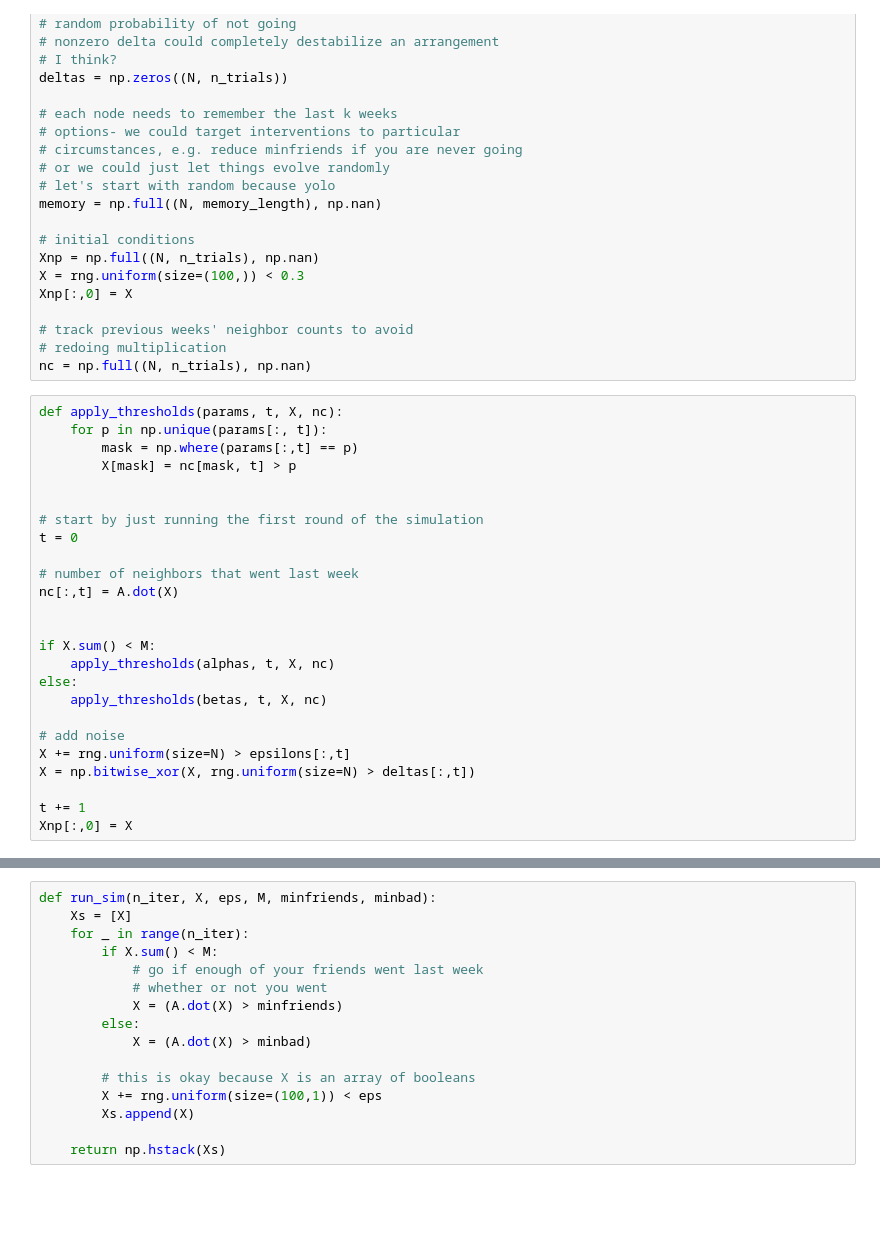
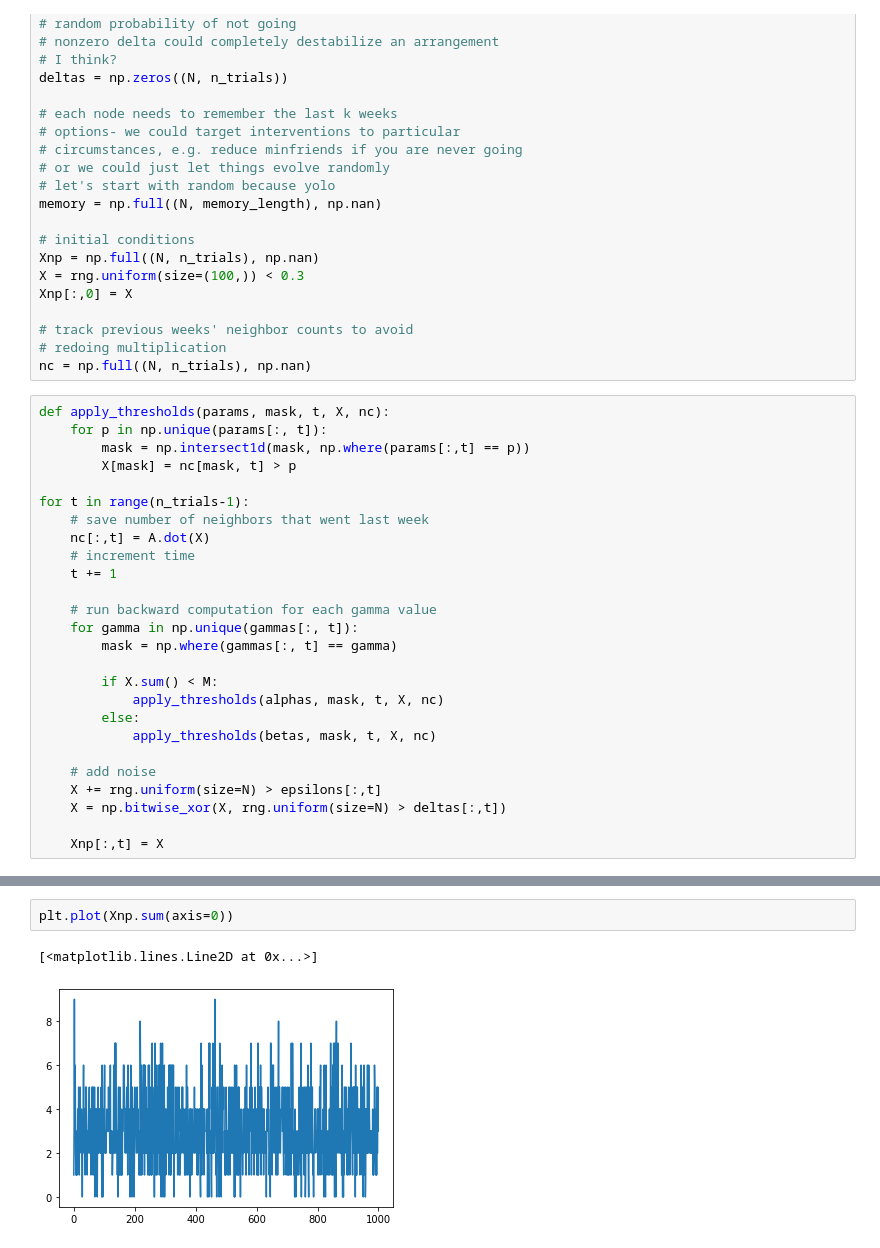
Before and after one commit to rebeku/el-farol, a Jupyter notebook: Notebooks/Evolution.ipynb, the cells around one changed output, grey strips where cells are left out. Saved outputs shown, nothing was run; the diff lists cells and outputs as text; blank space fills up the shorter version.

Commit message:
run all rounds with lookback

```diff
--- a/Notebooks/Evolution.ipynb
+++ b/Notebooks/Evolution.ipynb
@@ -72,27 +72,28 @@ Xnp[:,0] = X
 # redoing multiplication
 nc = np.full((N, n_trials), np.nan)
 # %%
-def apply_thresholds(params, t, X, nc):
+def apply_thresholds(params, mask, t, X, nc):
     for p in np.unique(params[:, t]):
-        mask = np.where(params[:,t] == p)
+        mask = np.intersect1d(mask, np.where(params[:,t] == p))
         X[mask] = nc[mask, t] > p
 
+for t in range(n_trials-1):
+    # save number of neighbors that went last week
+    nc[:,t] = A.dot(X)
+    # increment time
+    t += 1
 
-# start by just running the first round of the simulation
-t = 0
+    # run backward computation for each gamma value
+    for gamma in np.unique(gammas[:, t]):
+        mask = np.where(gammas[:, t] == gamma)
 
-# number of neighbors that went last week
-nc[:,t] = A.dot(X)
+        if X.sum() < M:
+            apply_thresholds(alphas, mask, t, X, nc)
+        else:
+            apply_thresholds(betas, mask, t, X, nc)
 
+    # add noise
+    X += rng.uniform(size=N) > epsilons[:,t]
+    X = np.bitwise_xor(X, rng.uniform(size=N) > deltas[:,t])
 
-if X.sum() < M:
-    apply_thresholds(alphas, t, X, nc)
-else:
-    apply_thresholds(betas, t, X, nc)
-
-# add noise
-X += rng.uniform(size=N) > epsilons[:,t]
-X = np.bitwise_xor(X, rng.uniform(size=N) > deltas[:,t])
-
-t += 1
-Xnp[:,0] = X
+    Xnp[:,t] = X
@@ -168,16 +100,5 @@ array([False, False, False, False, False,  True, False, False,  True,
-# %%
-def run_sim(n_iter, X, eps, M, minfriends, minbad):
-    Xs = [X]
-    for _ in range(n_iter):
-        if X.sum() < M:
-            # go if enough of your friends went last week
-            # whether or not you went
-            X = (A.dot(X) > minfriends)
-        else:
-            X = (A.dot(X) > minbad)
-
-        # this is okay because X is an array of booleans
-        X += rng.uniform(size=(100,1)) < eps
-        Xs.append(X)
-
-    return np.hstack(Xs)
+# %%
+plt.plot(Xnp.sum(axis=0))
+# %% [output]
+[<matplotlib.lines.Line2D at 0x...>]
+[figure, added]
```
Also changed, not shown: parts of 6 cells of this notebook.
